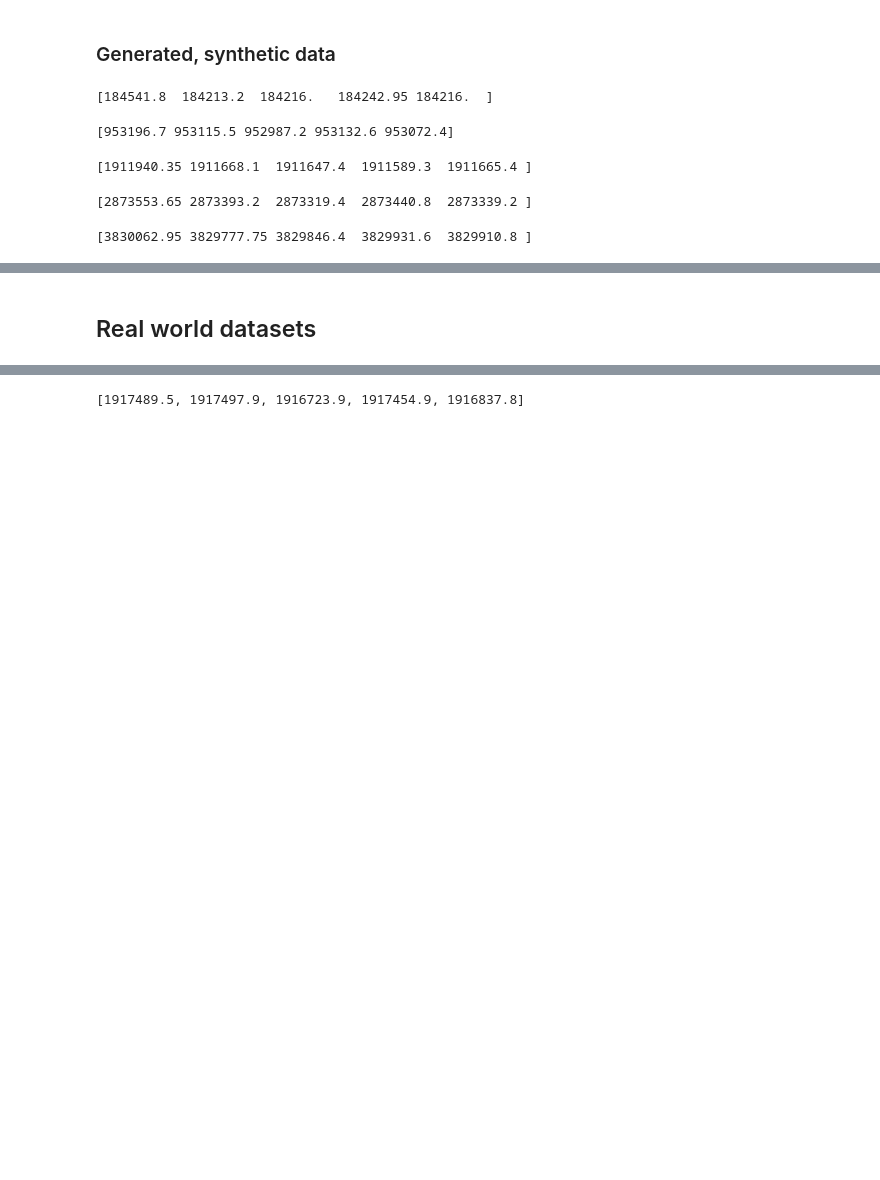
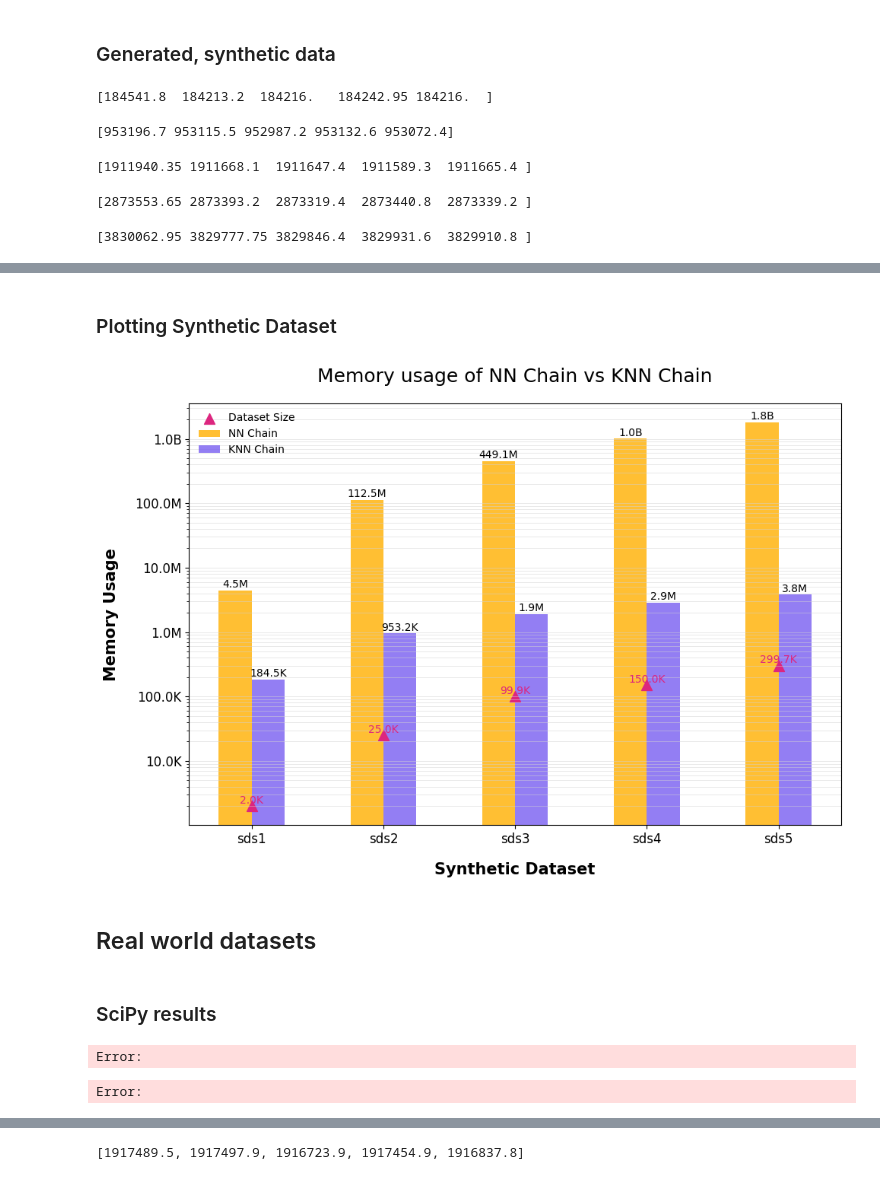
Before and after one commit to niconymanda/knn-chain, a Jupyter notebook: paper_results.ipynb, the cells around one changed output, grey strips where cells are left out. Saved outputs shown, nothing was run; the diff lists cells and outputs as text; code cells hidden in the pictures; blank space fills up the shorter version.

```diff
--- a/paper_results.ipynb
+++ b/paper_results.ipynb
@@ -463,0 +559,9 @@ plot_mem(syn_mems, ks, titles)
+# %%
+syn_knn_mems = [184541.8, 953196.7, 1911940.35, 2873553.65, 3830062.95]
+# %%
+dataset_sizes_syn = []
+for s in [s_X.shape, med_X.shape, large_X.shape, xl_X.shape, xxl_X.shape]:
+    x = 1
+    for d in s:
+        x*=d
+    dataset_sizes_syn.append(x)
@@ -464,3 +582,11 @@ plot_mem(syn_mems, ks, titles)
+# %%
+syn_nn_mems = [4460810.4, 112478619.0, 449056671.8, 1012433606.0, 1796312996.0]
+# %% [markdown]
+### Plotting Synthetic Dataset
+# %%
+plot_mem(syn_nn_mems, syn_knn_mems, dataset_sizes_syn, 'Synthetic Dataset', ['sds1', 'sds2', 'sds3', 'sds4', 'sds5'], (10, 7))
+# %% [output]
+[figure, added]
 # %% [markdown]
 ## Real world datasets
 # %%
@@ -479,0 +613,17 @@ adult = np.nan_to_num(adult)
+# %% [markdown]
+### SciPy results
+# %%
+scipy_real_mems = []
+for ds in [mnist_data[:10000], bbc_matrix, adult]:
+    mem = 0
+    for _ in range(10):
+        tracemalloc.start()
+        y = pdist(ds)
+        ward(y)
+        mem += tracemalloc.get_traced_memory()[1]
+        tracemalloc.stop()
+    mem = mem/10
+    scipy_real_mems.append(mem)
+# %% [output]
+Error:
+Error:
```
Also changed, not shown: parts of 16 cells of this notebook, 1 other file.
